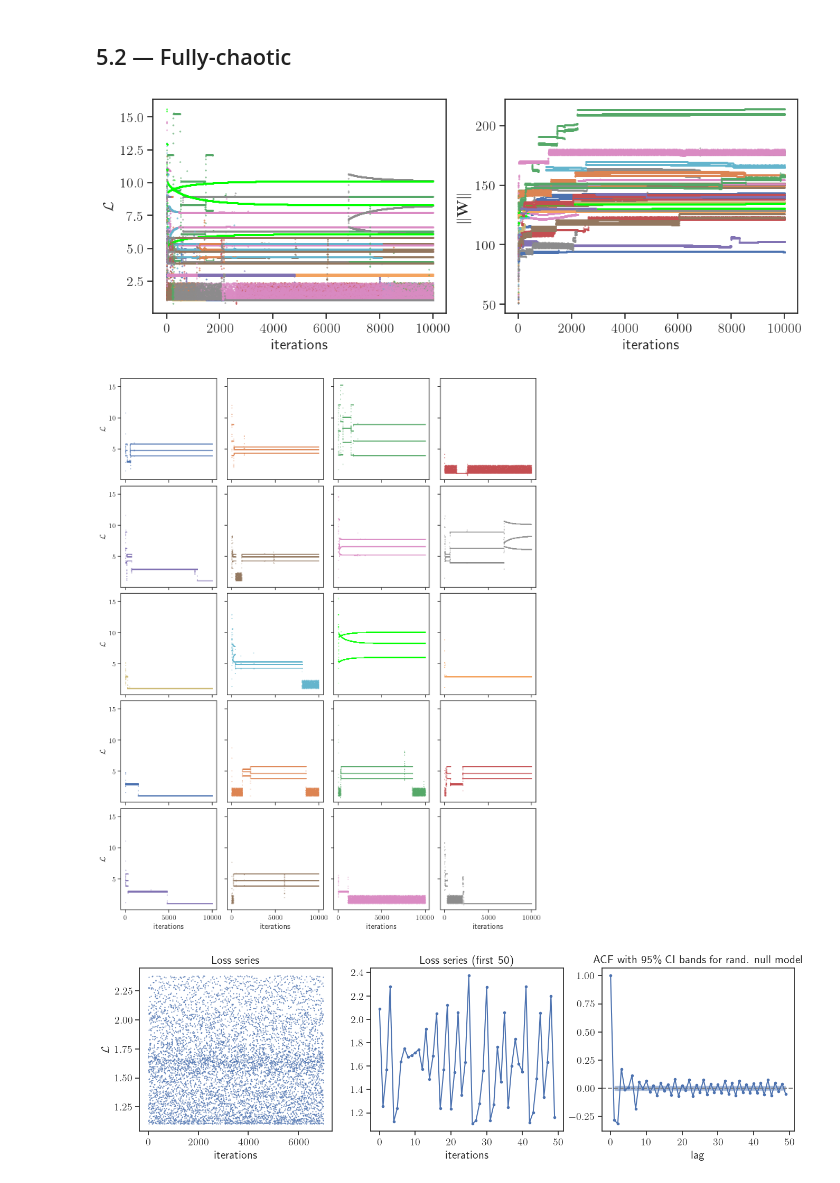
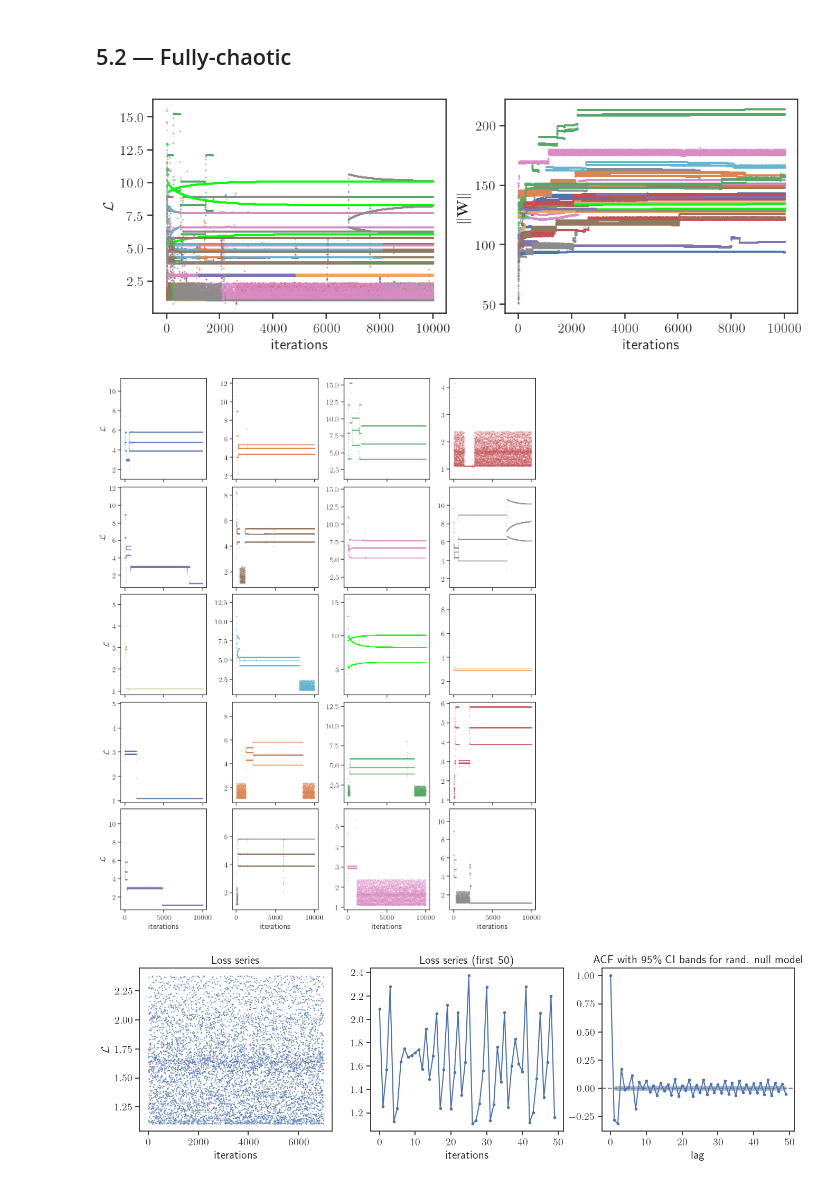
Before and after one commit to GitKalo/ann_dynamics, a Jupyter notebook: report_figures.ipynb, the cells around one changed output. Drawn from its saved outputs; the diff is of its cells as text; code cells hidden in the pictures.

```diff
--- a/report_figures.ipynb
+++ b/report_figures.ipynb
@@ -600,37 +600,37 @@ with h5py.File("results/chaotic.h5") as f :
     # plt.title(f"$\eta={lr}$")
     plt.xlabel("iterations")
     plt.ylabel("$\mathcal{L}$")
 
     weight_norms = np.sum(np.abs(weights_ds), axis=(-2, -1))
 
     plt.subplot(122)
     for i in range(loss_ds.shape[0]) :
         plt.plot(weight_norms[i].T, 'o', ms=0.5, color=colors[i%len(colors)]);
 
     # plt.title(f"$\eta={lr}$, weight norms")
     plt.ylabel("$\|\mathbf{W}\|$")
     plt.xlabel('iterations')
 
     plt.savefig("../report/figures/chaotic_5.pdf", bbox_inches='tight')
 
     n_init = f.attrs['n_init']
     cols = 4
     rows = int(np.ceil(n_init / cols))
 
-    fig, axs = plt.subplots(rows, cols, figsize=(12, rows*3), layout='constrained', sharex=True, sharey=True)
+    fig, axs = plt.subplots(rows, cols, figsize=(12, rows*3), layout='constrained', sharex=True, sharey=False)
     # fig.suptitle(f"$\eta={lr}$")
 
     axs_flat = axs.flatten()
     for i in range(n_init) :
-        axs_flat[i].plot(loss_ds[i].T, 'o', ms=0.5, color=colors[i%len(colors)])
+        axs_flat[i].plot(loss_ds[i].T, 'o', ms=0.3, color=colors[i%len(colors)])
 
     for ax in axs[-1] : ax.set_xlabel("iterations")
     for ax in axs[:,0] : ax.set_ylabel("$\mathcal{L}$")
 
-    plt.savefig("../report/figures/chaotic_5_inits.pdf", bbox_inches='tight')
+    plt.savefig("../report/figures/chaotic_5_inits_indepy.pdf", bbox_inches='tight')
 # %% [output]
 [figure]
-[figure, old version]
+[figure, new version]
 # %%
 def get_acf(x) :
     n = len(x)
```
Also changed, not shown: parts of 1 cell of this notebook.
